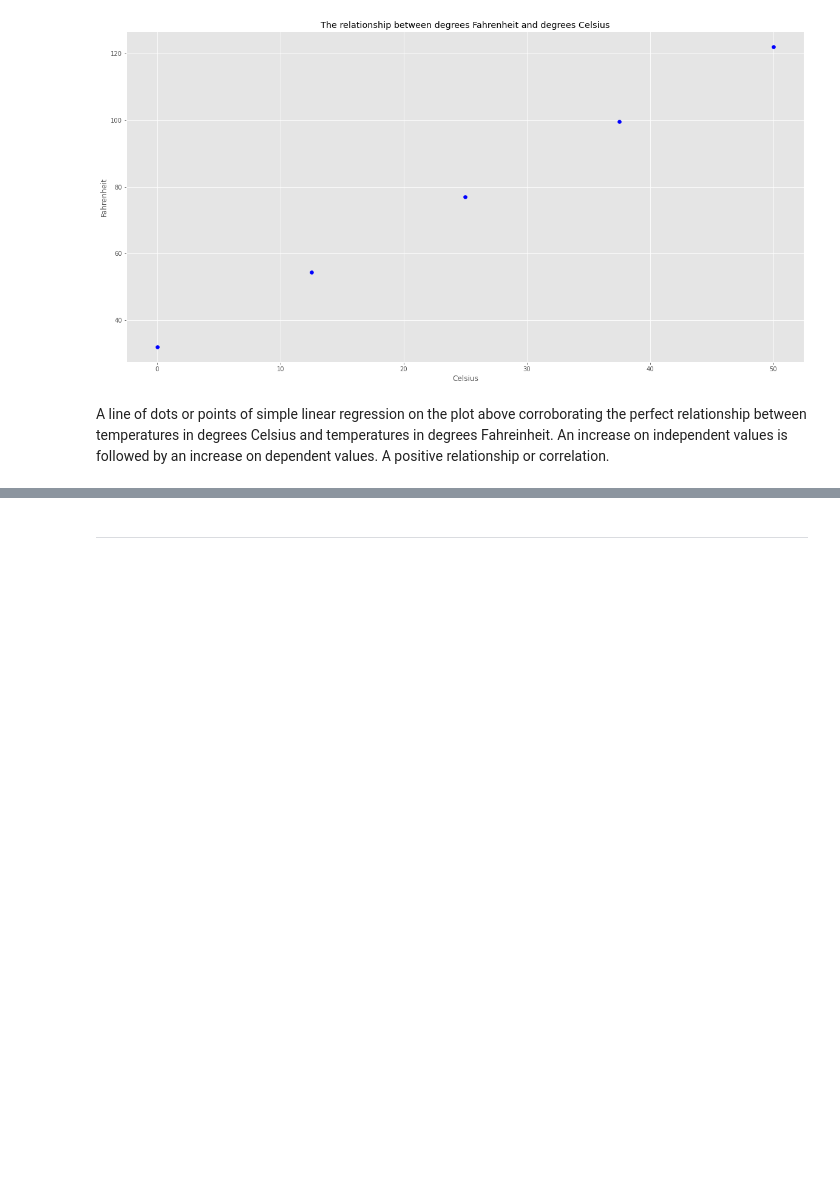
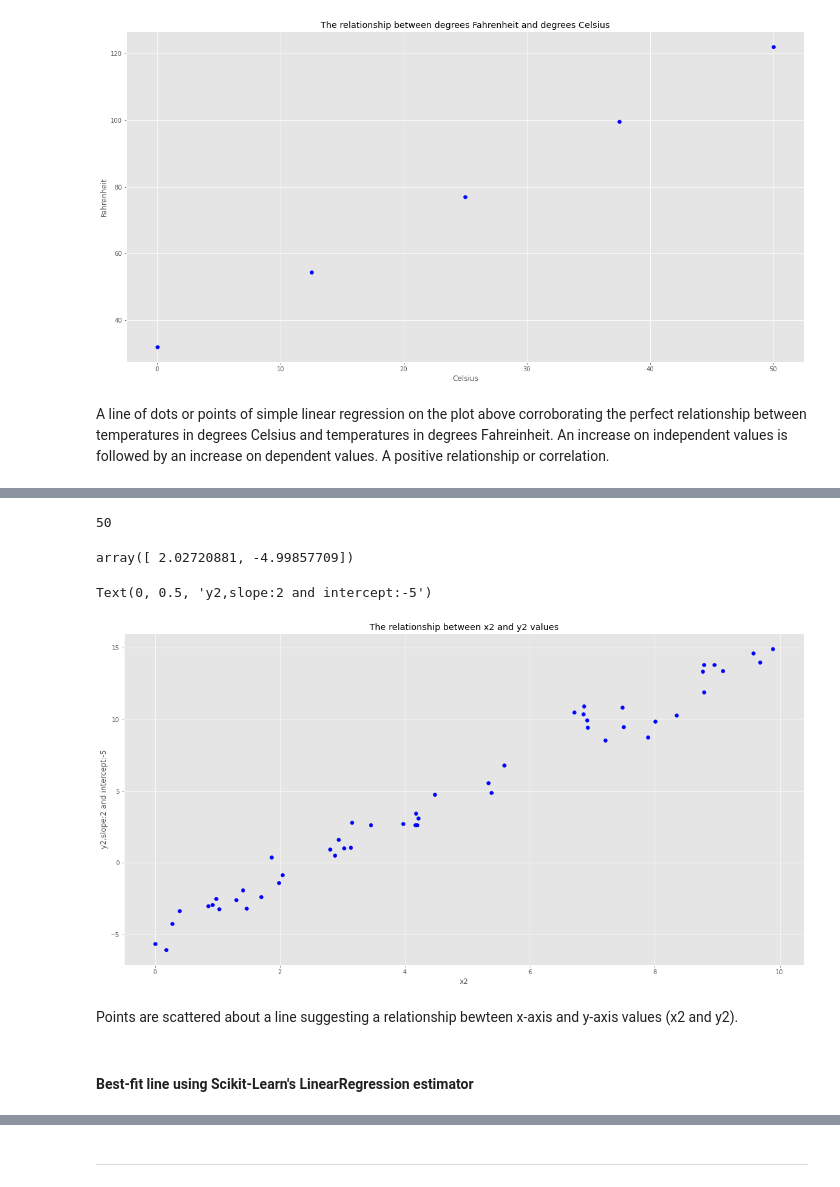
Before and after one commit to Samjean2020/project2020-fundamentals, a Jupyter notebook: Project2020.py.ipynb, the cells around one changed output, grey strips where cells are left out. Saved outputs shown, nothing was run; the diff lists cells and outputs as text; code cells hidden in the pictures; blank space fills up the shorter version.

Commit message:
Worked on comparison between
simple linear regression and curve regression

```diff
--- a/Project2020.py.ipynb
+++ b/Project2020.py.ipynb
@@ -146,0 +172,7 @@ A line of dots or points of simple linear regression on the plot above corrobora
+# %%
+# Use Numpy Random Function to generate data
+rng = np.random.RandomState(1)
+# A variable with values integers (independent)
+x2 = 10 * rng.rand(50)
+# A dependent variable with a slope of 2 and an intercept of -5.
+y2 = 2 * x2 - 5 + rng.randn(50)
@@ -146,0 +212,23 @@ A line of dots or points of simple linear regression on the plot above corrobora
+# %%
+len(y2)
+# %% [output]
+50
+# %%
+# Coefficient of x2 and y2 is 2 and -4.9...
+np.polyfit(x2, y2, 1)
+# %% [output]
+array([ 2.02720881, -4.99857709])
+# %%
+# Plot to see the relationship and regression.
+plt.scatter(x2, y2, color = "b")
+
+plt.title("The relationship between x2 and y2 values")
+plt.xlabel("x2")
+plt.ylabel("y2,slope:2 and intercept:-5")
+# %% [output]
+Text(0, 0.5, 'y2,slope:2 and intercept:-5')
+[figure, added]
+# %% [markdown]
+Points are scattered about a line suggesting a relationship bewteen x-axis and y-axis values (x2 and y2).
+# %% [markdown]
+#### Best-fit line using Scikit-Learn's LinearRegression estimator
```
Also changed, not shown: parts of 66 cells of this notebook.
